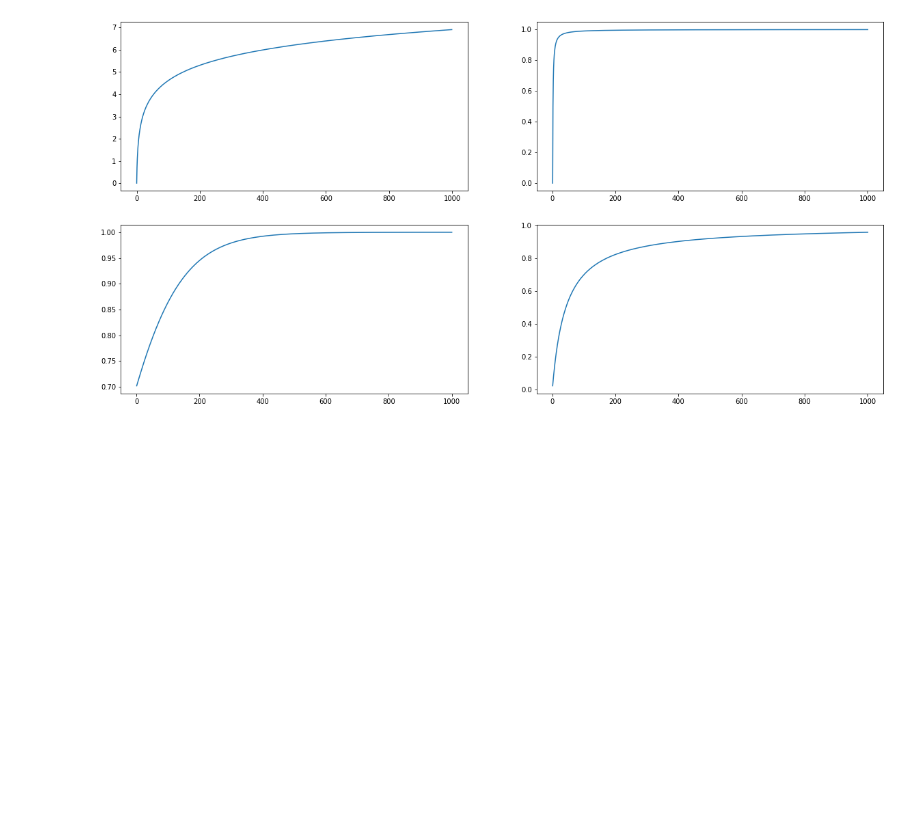
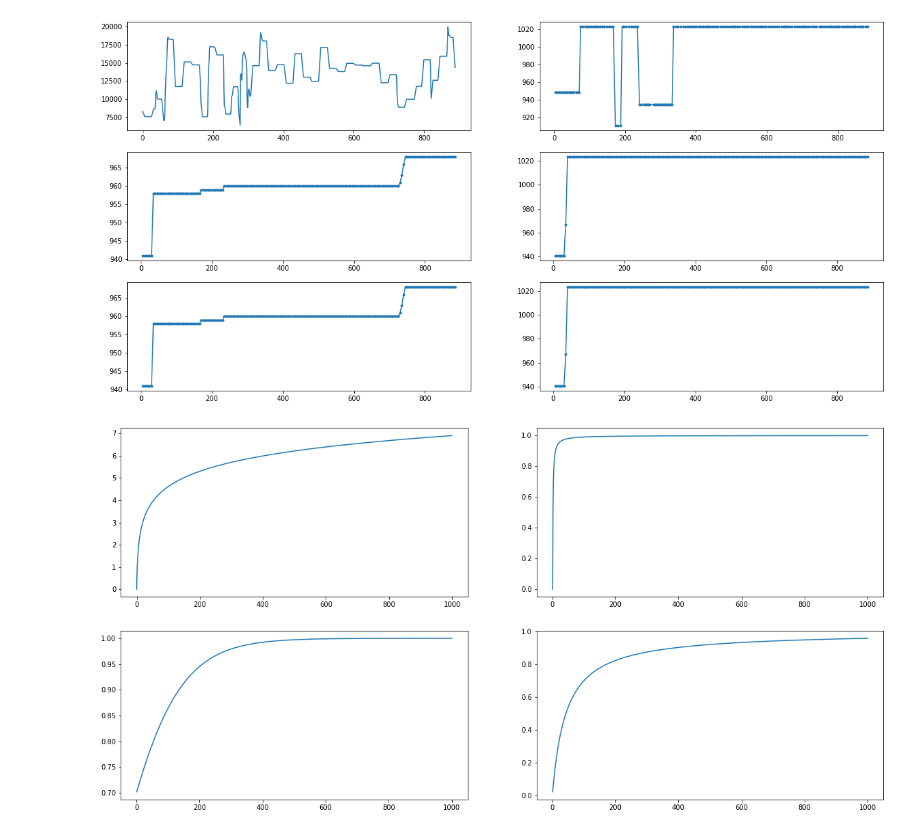
Before and after one commit to Whu-wxy/AmbientLightLab, a Jupyter notebook: contract.ipynb, the cells around one changed output. Drawn from its saved outputs; the diff is of its cells as text; code cells hidden in the pictures; blank space fills up the shorter version.

```diff
--- a/contract.ipynb
+++ b/contract.ipynb
@@ -293,3 +320,34 @@ plt.plot(res_idx4, list_s4, marker=mk)
+# %%
+plt.figure(figsize = (20,10))
+col = 3
+row = 2
+mk = '.'
+plt.subplot(col,row,1)
+plt.plot(s)
+
+plt.subplot(col,row,2)
+leval1 = [lux_to_leval(i) for i in stable_list]
+plt.plot(stable_idx, leval1, marker=mk)
+
+plt.subplot(col,row,3)
+leval2 = [lux_to_leval(i) for i in list_s]
+plt.plot(res_idx, leval2, marker=mk)
+
+plt.subplot(col,row,4)
+leval2 = [lux_to_leval(i) for i in list_s2]
+plt.plot(res_idx2, leval2, marker=mk)
+
+plt.subplot(col,row,5)
+leval3 = [lux_to_leval(i) for i in list_s3]
+plt.plot(res_idx3, leval3, marker=mk)
+
+plt.subplot(col,row,6)
+leval4 = [lux_to_leval(i) for i in list_s4]
+plt.plot(res_idx4, leval4, marker=mk)
+
+plt.show()
+# %% [output]
+[figure, added]
 # %%
 plt.figure(figsize = (20,10))
 
```
Also changed, not shown: parts of 4 cells of this notebook, 1 other file.
